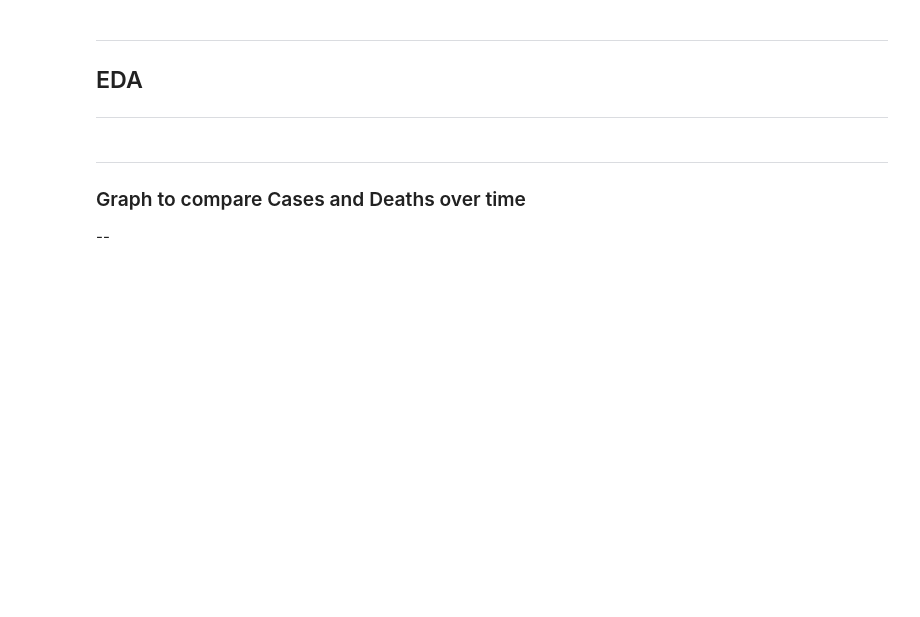
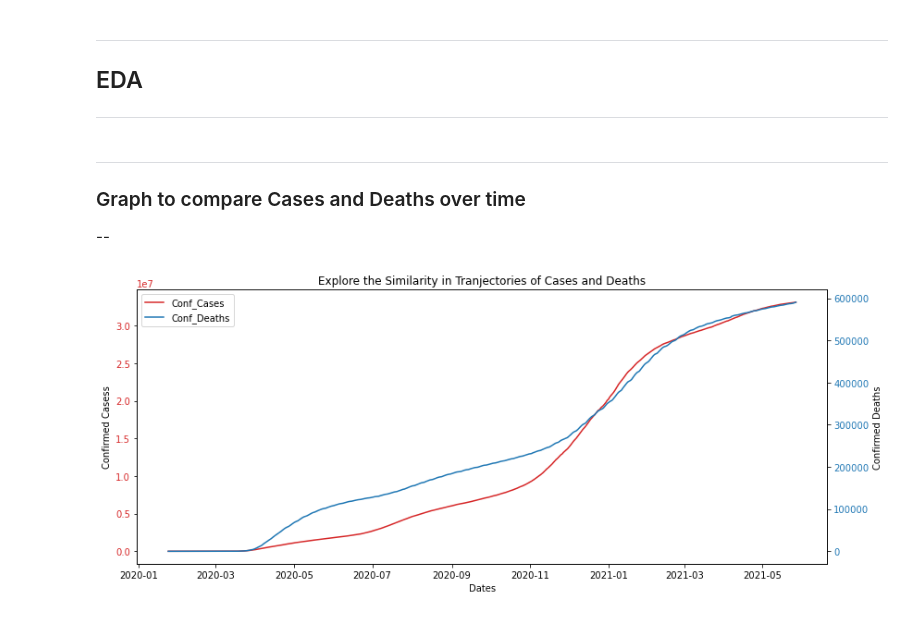
Before and after one commit to justinehly/covid_capstone, a Jupyter notebook: Python/Capstone A - COVID-19.ipynb, the cells around one changed output. Drawn from its saved outputs; the diff is of its cells as text; code cells hidden in the pictures; blank space fills up the shorter version.

```diff
--- a/Python/Capstone A - COVID-19.ipynb
+++ b/Python/Capstone A - COVID-19.ipynb
@@ -156,12 +156,12 @@ def flag_impute(flags):
 
     return flags
 
-indicator_flags = copy.deepcopy(covid[flags])
-covid[flags] = flag_impute(indicator_flags)
+indicator_flags = copy.deepcopy(oxford[flags])
+oxford[flags] = flag_impute(indicator_flags)
 # %%
 # impute missing Indicator values using interpolate with limit not set, so that all NaN's in long stretches are filled in, more than likely with a zero.
 # this data wll be combined to form weekly data and a mean of the index will be taken in each row and then rounded for a final result
-covid_ind = copy.deepcopy(covid[indicators])
-covid_ind = covid_ind.interpolate(method = 'linear', aixs = 1, limit_direction = 'both')
-covid[indicators] = covid_ind
+oxford_ind = copy.deepcopy(oxford[indicators])
+oxford_ind = oxford_ind.interpolate(method = 'linear', axis = 1, limit_direction = 'both')
+oxford[indicators] = oxford_ind
 # %%
@@ -242,7 +242,7 @@ Fj = {k: v for k,v in Fj().items()}
 #print(Fj)
 
 # Build Indicators for missing Indices
-missing_display = copy.deepcopy(covid[covid[display_index].isna().any(axis=1)]) #missing value indexes
+missing_display = copy.deepcopy(oxford[oxford[display_index].isna().any(axis=1)]) #missing value indexes
 
 ran = range(2,len(list(missing_display.columns))-6,2)  # create a range that covers every other number, starting with index=2 (3rd position in the list/ df)
 for i, x in enumerate(ran):
@@ -277,5 +277,5 @@ EconomicSupportIndexForDisplay       0
 dtype: int64
 # %%
 mdx = missing_display.index
-covid.iloc[mdx,np.r_[36:40]] = missing_display[display_index] # assign the columns back that no longer have NaN
+oxford.iloc[mdx,np.r_[36:40]] = missing_display[display_index] # assign the columns back that no longer have NaN
 # %%
@@ -352,30 +587,32 @@ weekly_covid.info()
 # %%
 # get an idea of how the cases and deaths align over time when scaled
 fig, ax1 = plt.subplots(figsize=(12,5))
 
 # plot conf_cases
 color = 'tab:red'
 ax1.set_xlabel('Dates')
 ax1.set_ylabel('Confirmed Casess')
-ax1.plot(covid.groupby(by='Date').sum()['ConfirmedCases'], color=color, label='Conf_Cases')
+ax1.plot(oxford.groupby(by='Date').sum()['ConfirmedCases'], color=color, label='Conf_Cases')
 ax1.tick_params(axis='y', labelcolor=color)
 
 # add additional axes to same plot
 ax2 = ax1.twinx()
 
 # plot conf_deaths
 color = 'tab:blue'
 ax2.set_ylabel('Confirmed Deaths')
-ax2.plot(covid.groupby(by='Date').sum()['ConfirmedDeaths'], color=color, label='Conf_Deaths')
+ax2.plot(oxford.groupby(by='Date').sum()['ConfirmedDeaths'], color=color, label='Conf_Deaths')
 ax2.tick_params(axis='y', labelcolor=color)
 
 # prevent any offsets
 fig.tight_layout()
 
 # get plotted objects and their labels
 lines, labels = ax1.get_legend_handles_labels()
 lines2, labels2 = ax2.get_legend_handles_labels()
 ax2.legend(lines + lines2, labels + labels2, loc='lower right')
 ax2.set_title('Explore the Similarity in Tranjectories of Cases and Deaths')
 ax2.legend(lines + lines2, labels + labels2, loc=0)
 plt.show()
+# %% [output]
+[figure, added]
```
Also changed, not shown: parts of 34 cells of this notebook, 3 other files.
